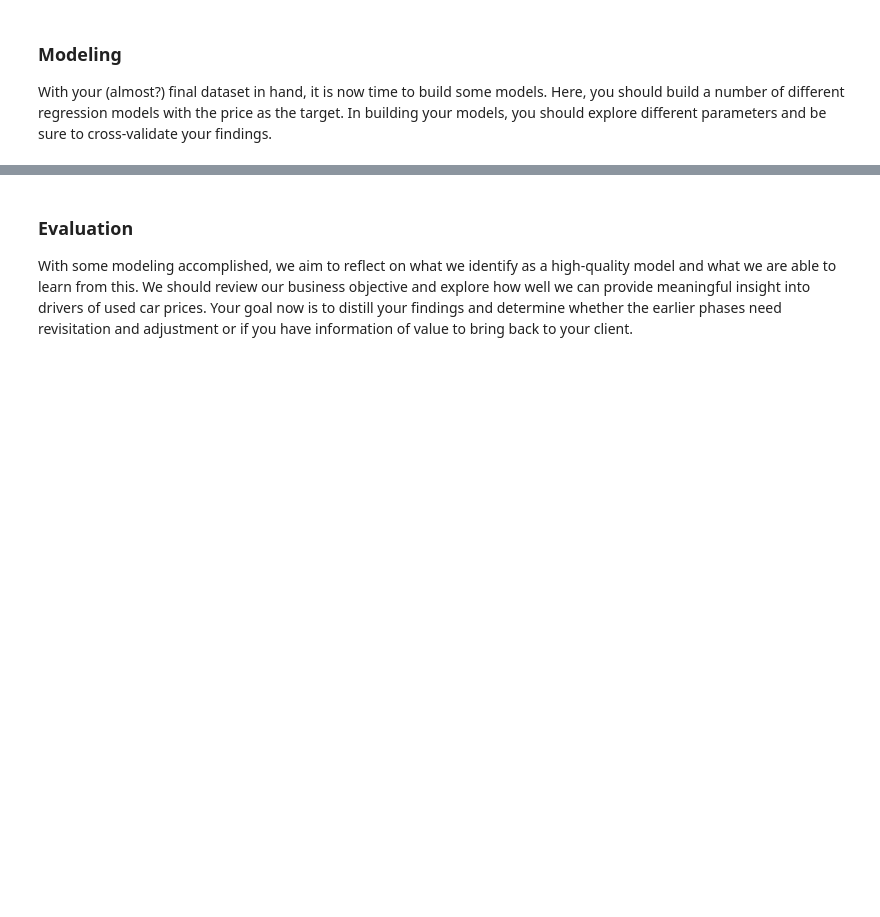
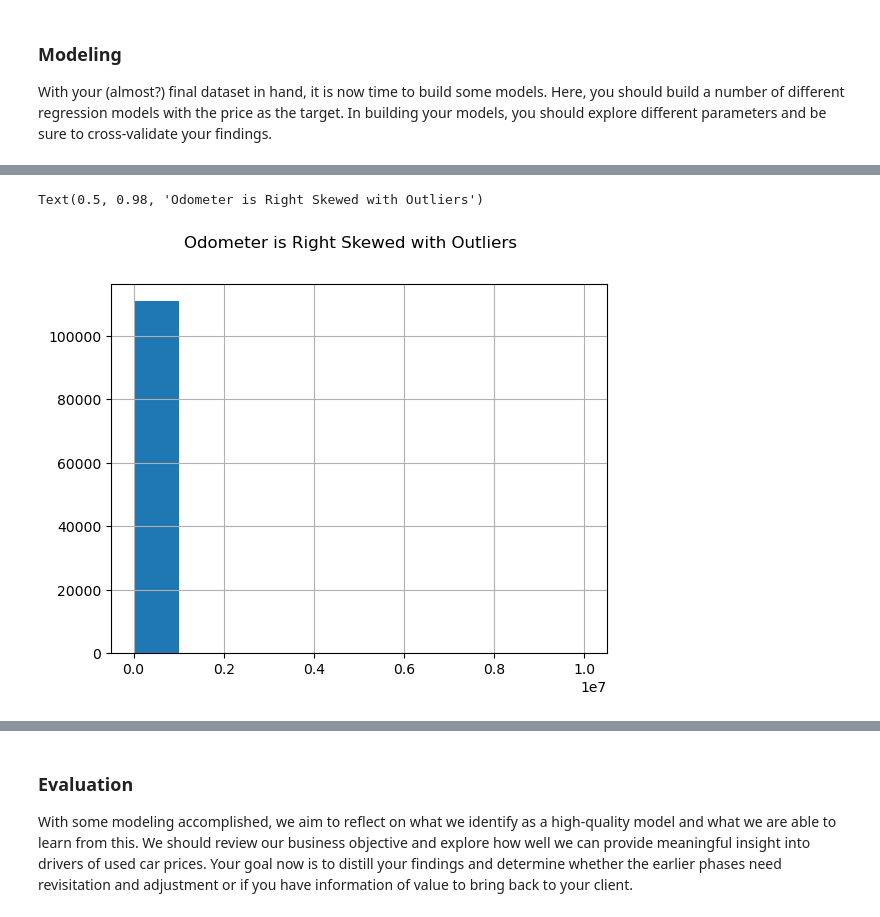
Before and after one commit to shashiJoel/used-car-price-prediction, a Jupyter notebook: prompt_II.ipynb, the cells around one changed output, grey strips where cells are left out. Drawn from its saved outputs; the diff is of its cells as text; code cells hidden in the pictures; blank space fills up the shorter version.

```diff
--- a/prompt_II.ipynb
+++ b/prompt_II.ipynb
@@ -916,16 +544,16 @@ Name: count, Length: 27953, dtype: int64
 # %%
 
 # Remove hyphens from model names
-cars_clean_data['model'] = cars_clean_data['model'].str.replace('-', '')
+# cars_clean_data['model'] = cars_clean_data['model'].str.replace('-', '')
 
-# Extract the main model name (skip manufacturer if present)
-def get_main_model(row):
-    words = row['model'].split()
-    if words and words[0].lower() == str(row['manufacturer']).lower():
-        words = words[1:]
-    return words[0].title() if words else ''
+# # Extract the main model name (skip manufacturer if present)
+# def get_main_model(row):
+#     words = row['model'].split()
+#     if words and words[0].lower() == str(row['manufacturer']).lower():
+#         words = words[1:]
+#     return words[0].title() if words else ''
 
-cars_clean_data['model'] = cars_clean_data.apply(get_main_model, axis=1)
+# cars_clean_data['model'] = cars_clean_data.apply(get_main_model, axis=1)
 
-# Show counts of each model
-cars_clean_data['model'].value_counts()
+# # Show counts of each model
+# cars_clean_data['model'].value_counts()
@@ -1260,0 +755,6 @@ cars_clean_data.shape
+# %%
+cars_clean_data['odometer'].hist()
+pl.suptitle("Odometer is Right Skewed with Outliers")
+# %% [output]
+Text(0.5, 0.98, 'Odometer is Right Skewed with Outliers')
+[figure, added]
```
Also changed, not shown: parts of 68 cells of this notebook, 1 other file.
